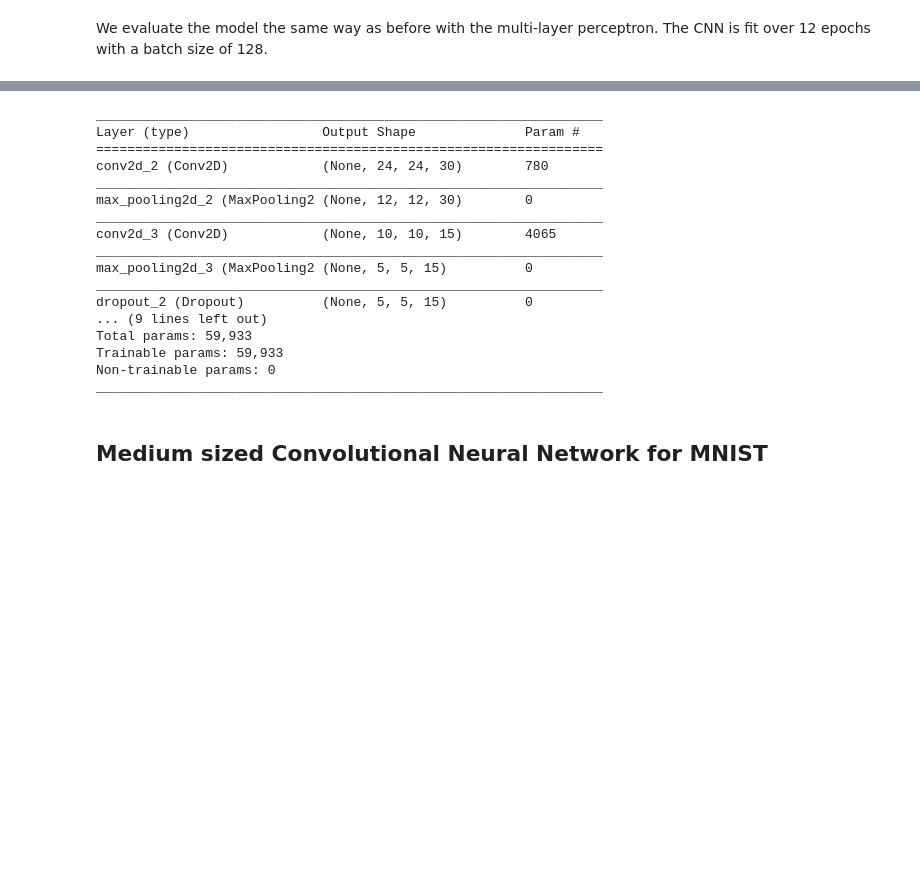
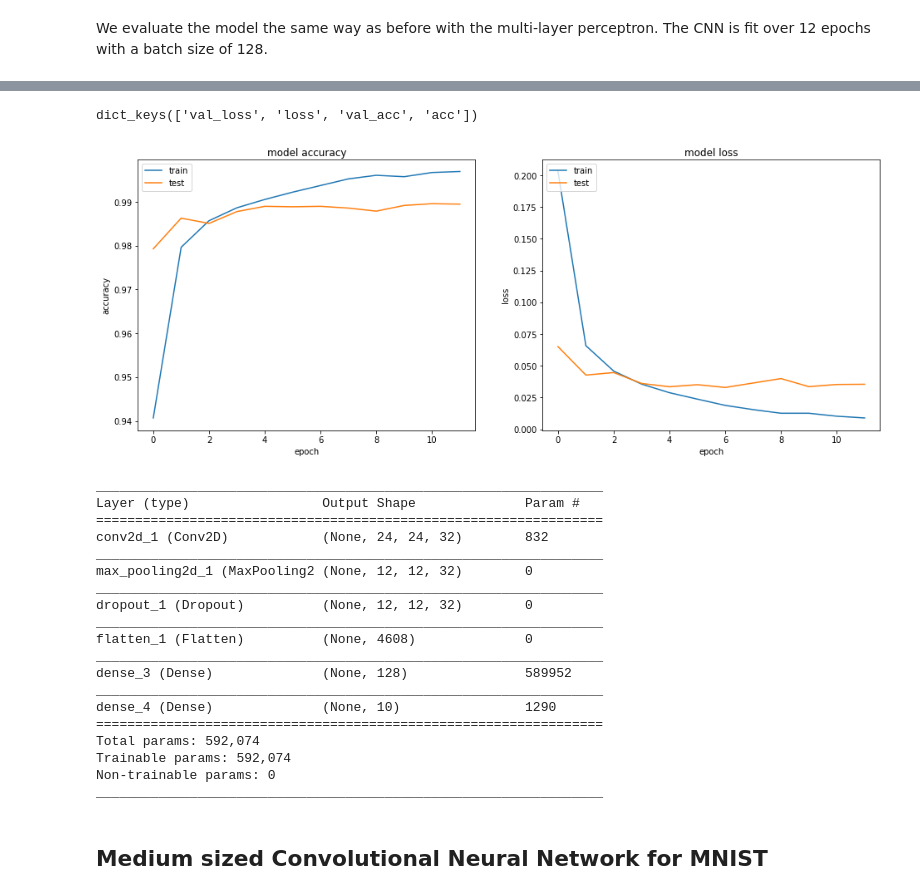
Before and after one commit to LinuxAI-PKU/ml-workspace, a Jupyter notebook: keras-mnist-cnn.ipynb, the cells around one changed output, grey strips where cells are left out. Drawn from its saved outputs; the diff is of its cells as text; code cells hidden in the pictures; blank space fills up the shorter version.

```diff
--- a/keras-mnist-cnn.ipynb
+++ b/keras-mnist-cnn.ipynb
@@ -126,3 +132,8 @@ A `softmax` activation function is used on the output layer to turn the outputs
 We can now fit and evaluate the model. The model is fit over 10 epochs with updates every 200 images. The test data is used as the validation dataset, allowing us to see the skill of the model as it trains. A verbose value of 2 is used to reduce the output to one line for each training epoch.
 
 Finally, the test dataset is used to evaluate the model and a classification error rate is printed.
+# %%
+# build the model
+model = baseline_model()
+# Fit the model
+model.fit(X_train, y_train, validation_data=(X_test, y_test), epochs=12, batch_size=128, verbose=1)
@@ -129,8 +159,4 @@ Finally, the test dataset is used to evaluate the model and a classification err
 # %%
-# build the model
-model = baseline_model()
-# Fit the model
-model.fit(X_train, y_train, validation_data=(X_test, y_test), epochs=10, batch_size=200, verbose=2)
 # Final evaluation of the model
 score = model.evaluate(X_test, y_test, verbose=0)
 print('Test loss:', score[0])
@@ -253,44 +281,51 @@ Test accuracy: 0.9919
 # %%
 # list all data in history
 print(history.history.keys())
+# %% [output]
+dict_keys(['val_loss', 'loss', 'val_acc', 'acc'])
 # %%
 # summarize history for accuracy
+plt.figure(figsize=(16, 6))
 plt.subplot(121)
 plt.plot(history.history['acc'])
 plt.plot(history.history['val_acc'])
 plt.title('model accuracy')
 plt.ylabel('accuracy')
 plt.xlabel('epoch')
 plt.legend(['train', 'test'], loc='upper left')
 #plt.show()
 
 # summarize history for loss
 plt.subplot(122)
 plt.plot(history.history['loss'])
 plt.plot(history.history['val_loss'])
 plt.title('model loss')
 plt.ylabel('loss')
 plt.xlabel('epoch')
 plt.legend(['train', 'test'], loc='upper left')
 plt.show()
+# %% [output]
+[figure, added]
 # %%
 model.summary()
 # %% [output]
 _________________________________________________________________
 Layer (type)                 Output Shape              Param #
 =================================================================
-conv2d_2 (Conv2D)            (None, 24, 24, 30)        780
+conv2d_1 (Conv2D)            (None, 24, 24, 32)        832
 _________________________________________________________________
-max_pooling2d_2 (MaxPooling2 (None, 12, 12, 30)        0
+max_pooling2d_1 (MaxPooling2 (None, 12, 12, 32)        0
 _________________________________________________________________
-conv2d_3 (Conv2D)            (None, 10, 10, 15)        4065
+dropout_1 (Dropout)          (None, 12, 12, 32)        0
 _________________________________________________________________
-max_pooling2d_3 (MaxPooling2 (None, 5, 5, 15)          0
+flatten_1 (Flatten)          (None, 4608)              0
 _________________________________________________________________
-dropout_2 (Dropout)          (None, 5, 5, 15)          0
-... (9 lines left out)
-Total params: 59,933
-Trainable params: 59,933
+dense_3 (Dense)              (None, 128)               589952
+_________________________________________________________________
+dense_4 (Dense)              (None, 10)                1290
+=================================================================
+Total params: 592,074
+Trainable params: 592,074
 Non-trainable params: 0
 _________________________________________________________________
 # %% [markdown]
```
Also changed, not shown: parts of 17 cells of this notebook.
